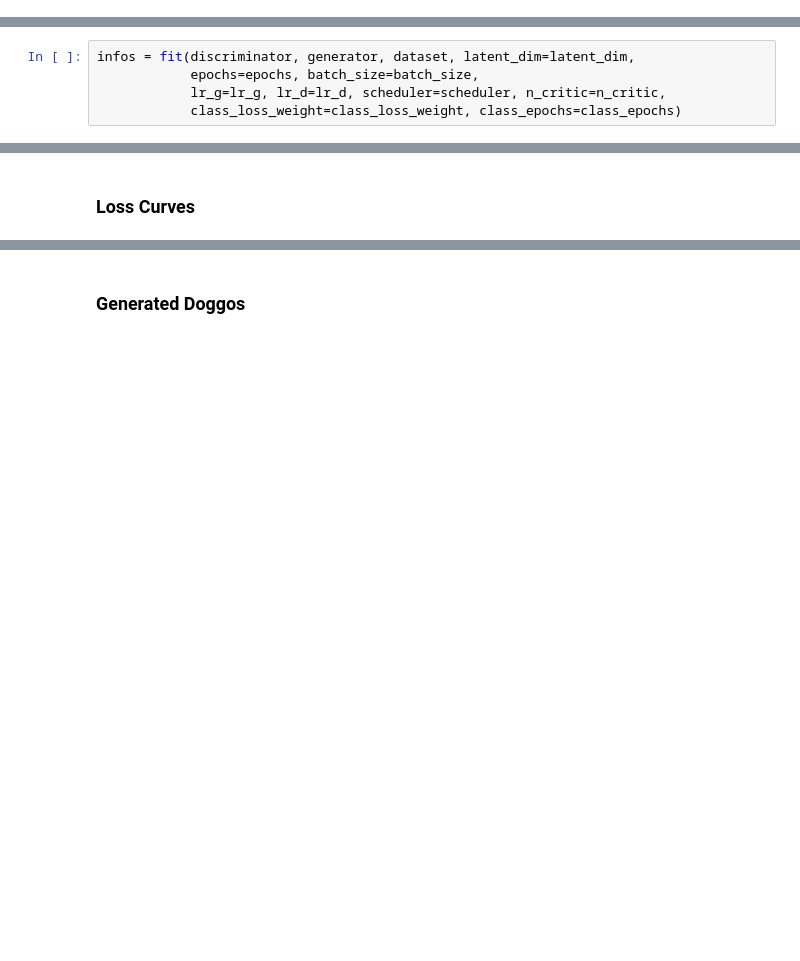
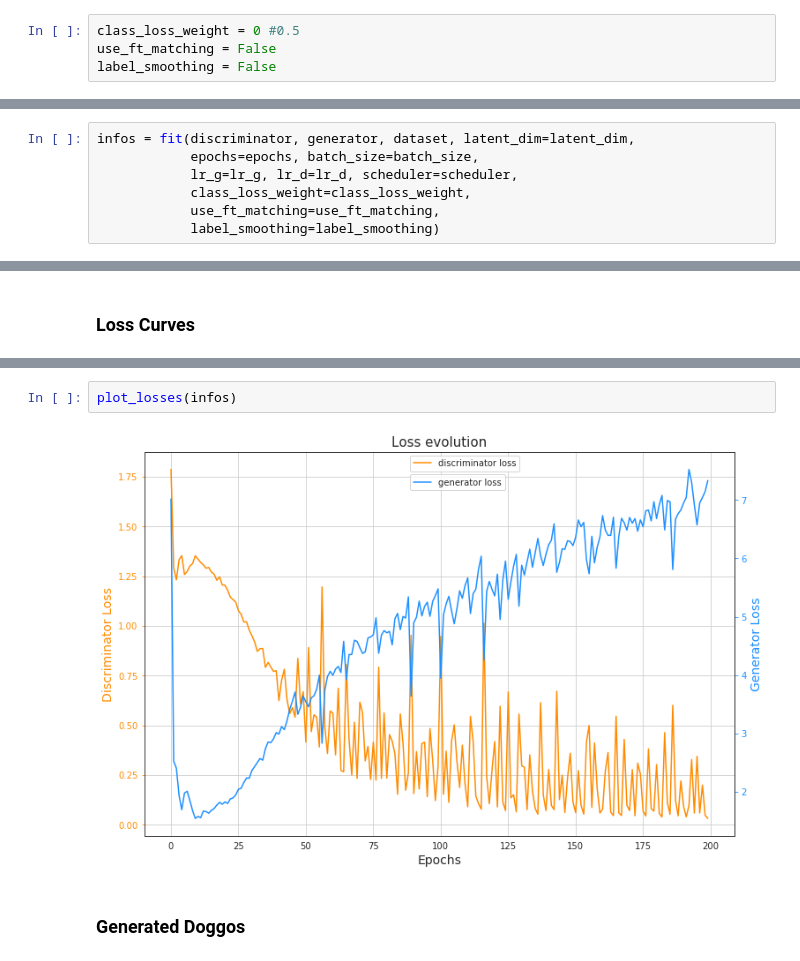
Before and after one commit to TheoViel/DCGAN_Dogs, a Jupyter notebook: notebooks/DCGAN.ipynb, the cells around one changed output, grey strips where cells are left out. Drawn from its saved outputs; the diff is of its cells as text; blank space fills up the shorter version.

```diff
--- a/notebooks/DCGAN.ipynb
+++ b/notebooks/DCGAN.ipynb
@@ -253 +249,5 @@ latent_dim = 256
+# %%
+class_loss_weight = 0 #0.5
+use_ft_matching = False
+label_smoothing = False
 # %%
@@ -281,6 +278,8 @@ class_epochs = 100
 # %%
 infos = fit(discriminator, generator, dataset, latent_dim=latent_dim,
             epochs=epochs, batch_size=batch_size,
-            lr_g=lr_g, lr_d=lr_d, scheduler=scheduler, n_critic=n_critic,
-            class_loss_weight=class_loss_weight, class_epochs=class_epochs)
+            lr_g=lr_g, lr_d=lr_d, scheduler=scheduler,
+            class_loss_weight=class_loss_weight,
+            use_ft_matching=use_ft_matching,
+            label_smoothing=label_smoothing)
 # %% [output]
@@ -383,3 +363,7 @@ plt.show()
+# %%
+plot_losses(infos)
+# %% [output]
+[figure, added]
 # %% [markdown]
 ### Generated Doggos
 # %%
```
Also changed, not shown: parts of 23 cells of this notebook, 4 other files.
